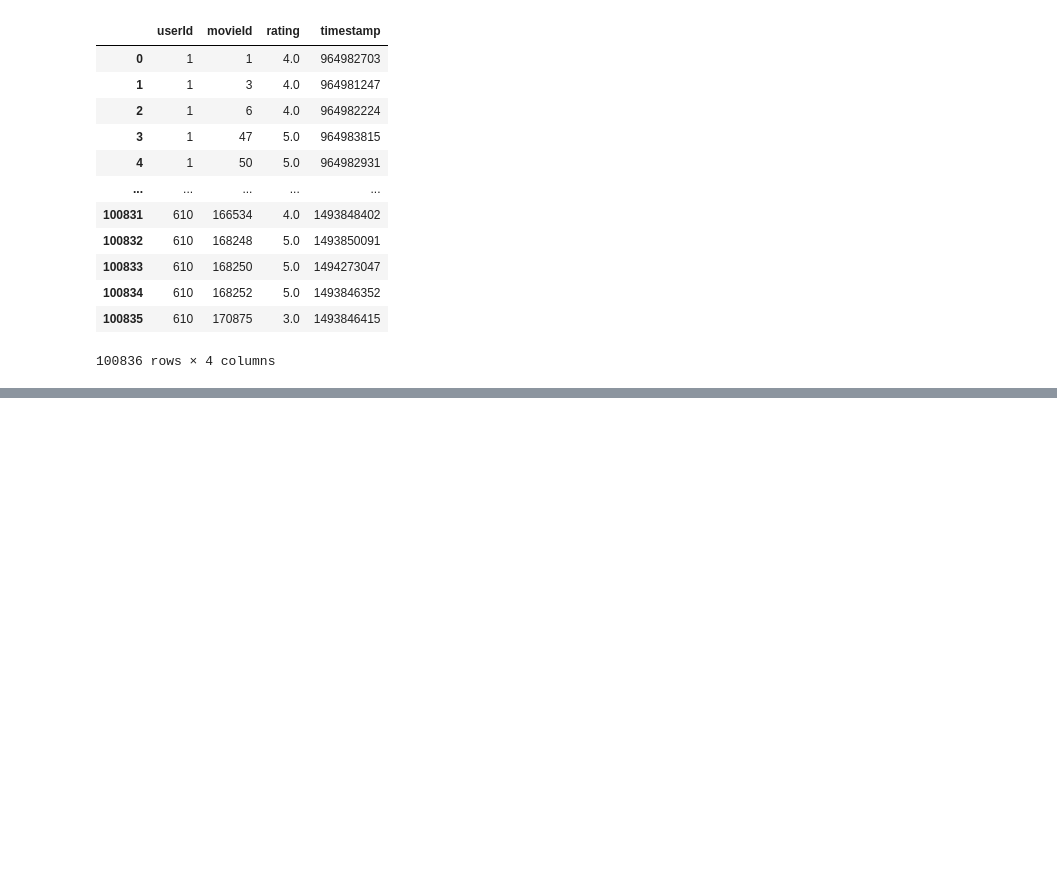
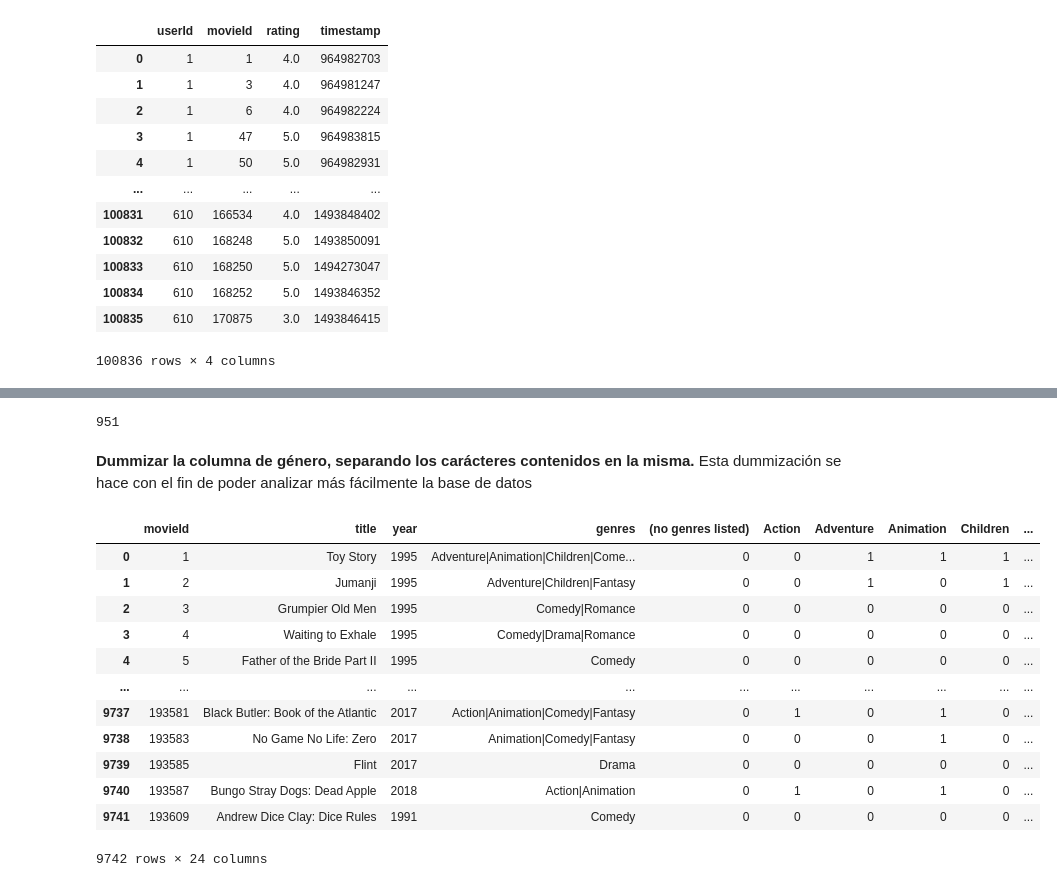
Before and after one commit to estebancardona1/ProyectoMarketing, a Jupyter notebook: b_exploracion_limpieza.ipynb, the cells around one changed output, grey strips where cells are left out. Cells and saved outputs as stored; diff of their text form; code cells hidden in the pictures; blank space fills up the shorter version.

```diff
--- a/b_exploracion_limpieza.ipynb
+++ b/b_exploracion_limpieza.ipynb
@@ -120,0 +64,12 @@ Las películas mostradas anteriormente, solo cuentan con una calificación en la
+# %%
+query = """
+SELECT
+    movieId,
+    TRIM(SUBSTR(title, 1, INSTR(title, '(') - 1)) AS title,  -- Elimina el año del título
+    SUBSTR(title, INSTR(title, '(') + 1, 4) AS year,         -- Extrae el año
+    genres
+FROM
+    movies;
+"""
+
+movies = pd.read_sql(query, conn)
@@ -120,0 +92,35 @@ Las películas mostradas anteriormente, solo cuentan con una calificación en la
+# %%
+'''
+genres=movies["genres"].str.split("|")
+te = TransactionEncoder()
+genres = te.fit_transform(genres)
+genres = pd.DataFrame(genres, columns = te.columns_)
+len(movies["genres"].unique())
+'''
+# %% [output]
+951
+# %% [markdown]
+**Dummizar la columna de género, separando los carácteres contenidos en la misma.**
+Esta dummización se hace con el fin de poder analizar más fácilmente la base de datos
+# %%
+# Separar los géneros en columnas teniendo en cuenta el criterio de separación '|'
+genres_dummies = movies['genres'].str.get_dummies(sep='|')
+
+# Concatenar las columnas de géneros con el DataFrame original
+movies_sep = pd.concat([movies, genres_dummies], axis=1)
+# %%
+movies_sep
+# %% [output]
+|  | movieId | title | year | genres | (no genres listed) | Action | Adventure | Animation | Children | ... |
+| 0 | 1 | Toy Story | 1995 | Adventure|Animation|Children|Come... | 0 | 0 | 1 | 1 | 1 | ... |
+| 1 | 2 | Jumanji | 1995 | Adventure|Children|Fantasy | 0 | 0 | 1 | 0 | 1 | ... |
+| 2 | 3 | Grumpier Old Men | 1995 | Comedy|Romance | 0 | 0 | 0 | 0 | 0 | ... |
+| 3 | 4 | Waiting to Exhale | 1995 | Comedy|Drama|Romance | 0 | 0 | 0 | 0 | 0 | ... |
+| 4 | 5 | Father of the Bride Part II | 1995 | Comedy | 0 | 0 | 0 | 0 | 0 | ... |
+| ... | ... | ... | ... | ... | ... | ... | ... | ... | ... | ... |
+| 9737 | 193581 | Black Butler: Book of the Atlantic | 2017 | Action|Animation|Comedy|Fantasy | 0 | 1 | 0 | 1 | 0 | ... |
+| 9738 | 193583 | No Game No Life: Zero | 2017 | Animation|Comedy|Fantasy | 0 | 0 | 0 | 1 | 0 | ... |
+| 9739 | 193585 | Flint | 2017 | Drama | 0 | 0 | 0 | 0 | 0 | ... |
+| 9740 | 193587 | Bungo Stray Dogs: Dead Apple | 2018 | Action|Animation | 0 | 1 | 0 | 1 | 0 | ... |
+| 9741 | 193609 | Andrew Dice Clay: Dice Rules | 1991 | Comedy | 0 | 0 | 0 | 0 | 0 | ... |
+9742 rows × 24 columns
```
Also changed, not shown: parts of 29 cells of this notebook.
